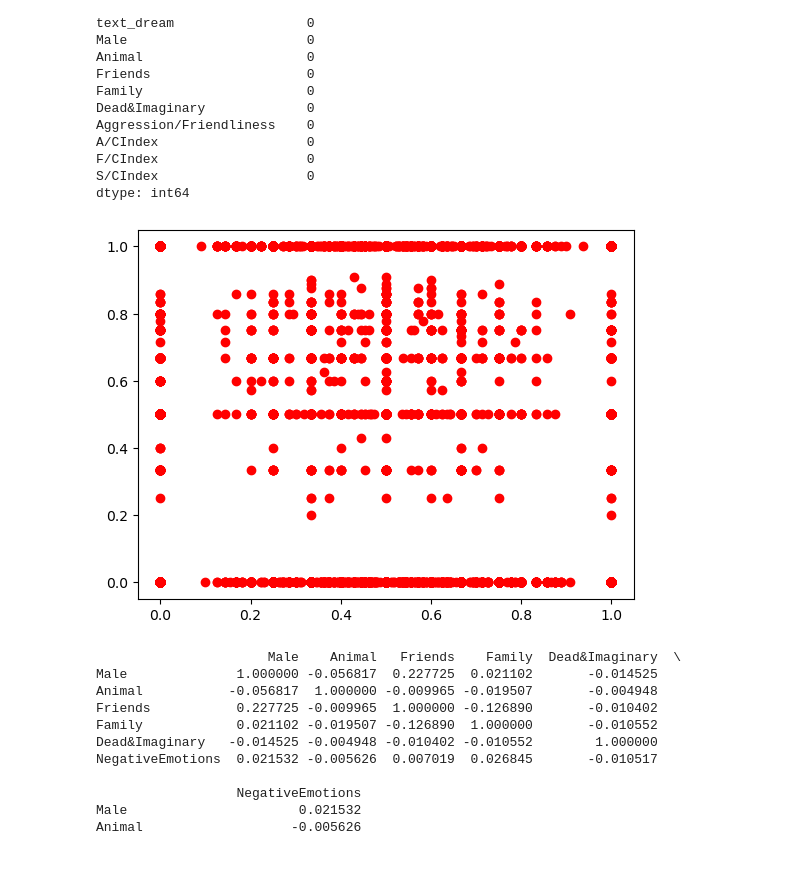
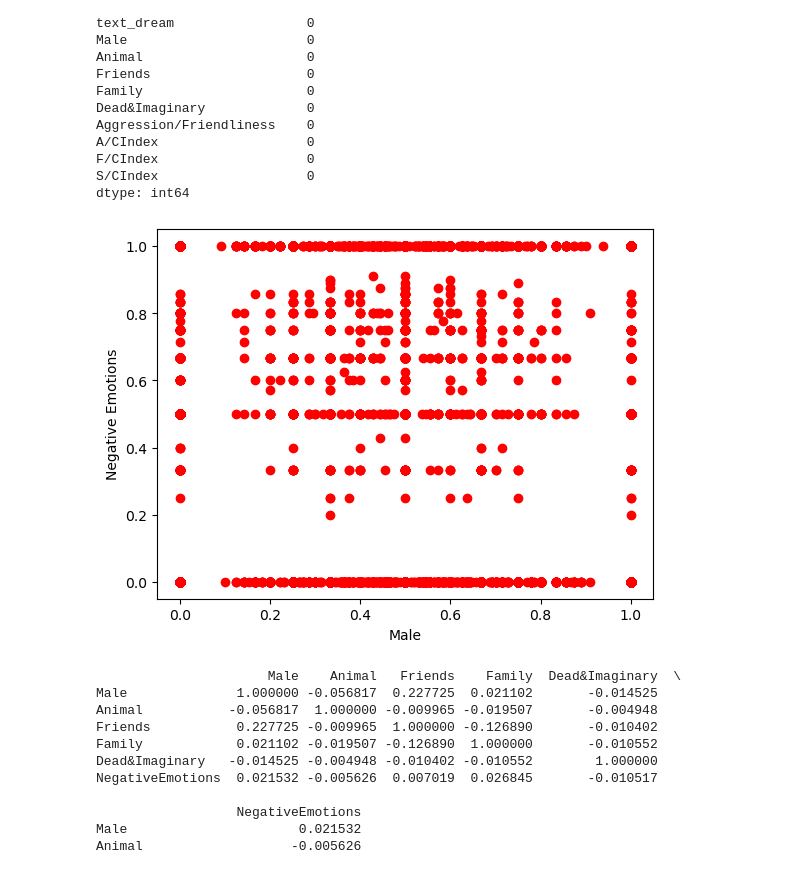
Before and after one commit to erika-ld/CPSC483-Machine-Learning-Project, a Jupyter notebook: data_preprocessing.ipynb, the cells around one changed output. Drawn from its saved outputs; the diff is of its cells as text; code cells hidden in the pictures.

Commit message:
Added titles to scatterplot

```diff
--- a/data_preprocessing.ipynb
+++ b/data_preprocessing.ipynb
@@ -194,10 +194,12 @@ S/CIndex                   0
 dtype: int64
 # %%
 #Data visualization - scatterplot
+plt.xlabel("Male")
+plt.ylabel("Negative Emotions")
 plt.scatter(X_train['Male'], y_train, color = 'red')
 plt.show()
 # %% [output]
-[figure, old version]
+[figure, new version]
 # %%
 #correlation matrix
 selected_columns = dreams[['Male', 'Animal', 'Friends', 'Family', 'Dead&Imaginary', 'NegativeEmotions']]
```
